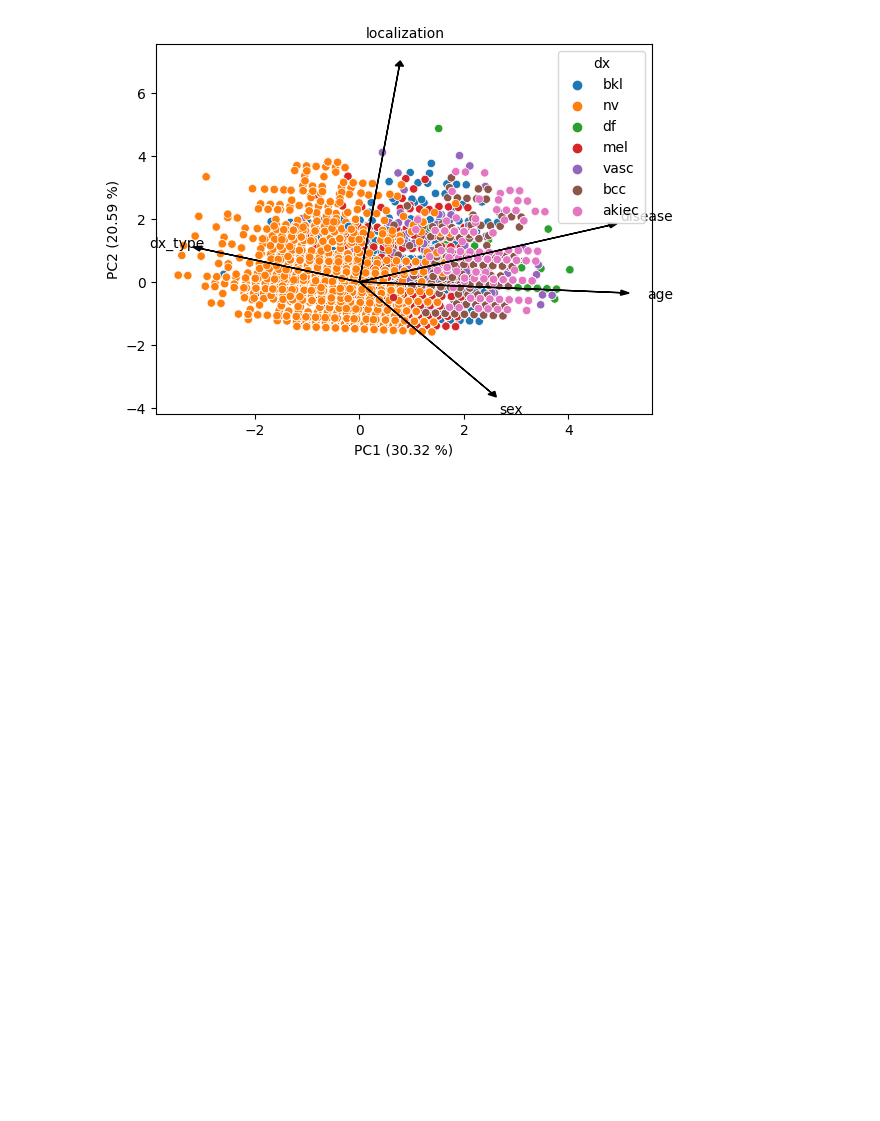
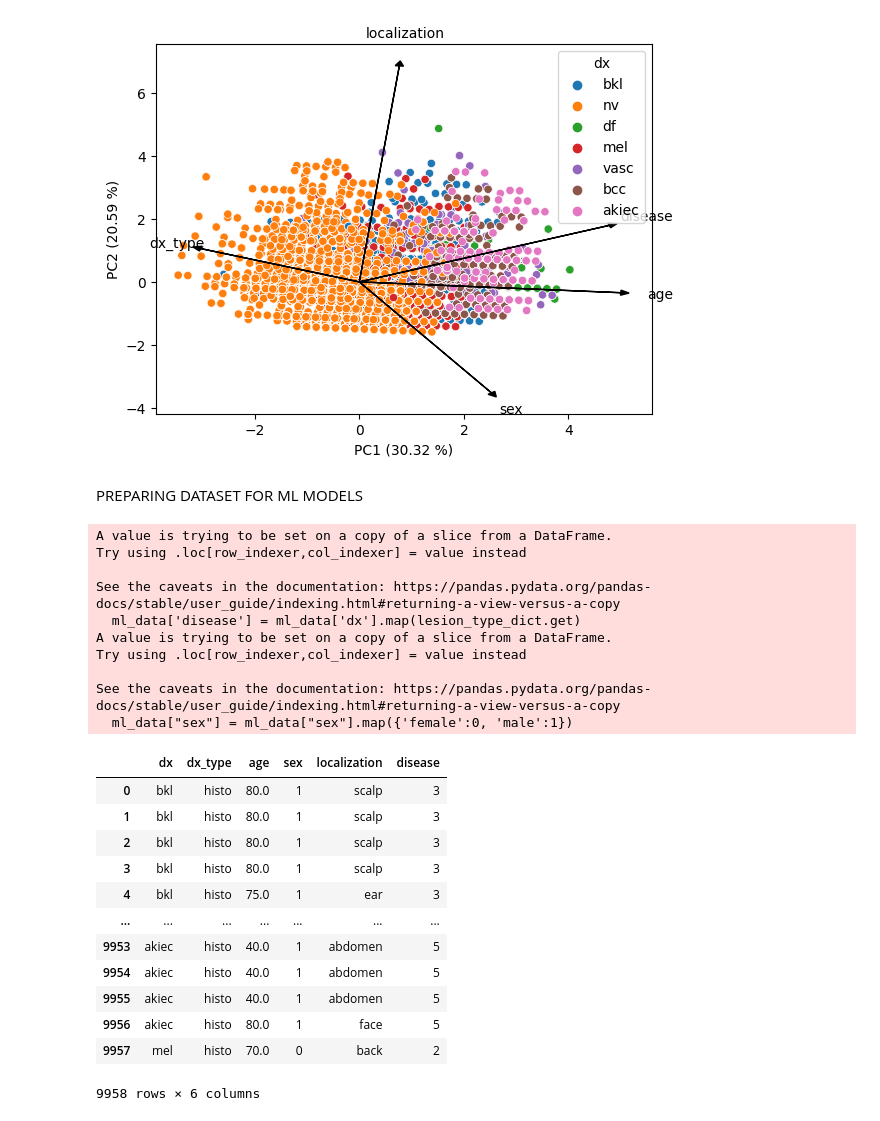
Before and after one commit to anmo1987/Final_project_Artefact, a Jupyter notebook: ImageAnalysis/Image_analysis.ipynb, the cells around one changed output. Cells and saved outputs as stored; diff of their text form; code cells hidden in the pictures; blank space fills up the shorter version.

Commit message:
ML models

```diff
--- a/ImageAnalysis/Image_analysis.ipynb
+++ b/ImageAnalysis/Image_analysis.ipynb
@@ -339,3 +340,37 @@ plt.savefig("PCA_with_loadings.png", dpi=200)
 plt.show()
 # %% [output]
 [figure]
+# %% [markdown]
+PREPARING DATASET FOR ML MODELS
+# %%
+##PREPARING DATASET
+ml_data = data_filt
+var_to_keep = ["dx", "dx_type", "age", "sex", "localization"]
+ml_data = ml_data[var_to_keep]
+ml_data['disease'] = ml_data['dx'].map(lesion_type_dict.get)
+ml_data["sex"] = ml_data["sex"].map({'female':0, 'male':1})
+ml_data
+# %% [output]
+A value is trying to be set on a copy of a slice from a DataFrame.
+Try using .loc[row_indexer,col_indexer] = value instead
+
+See the caveats in the documentation: https://pandas.pydata.org/pandas-docs/stable/user_guide/indexing.html#returning-a-view-versus-a-copy
+  ml_data['disease'] = ml_data['dx'].map(lesion_type_dict.get)
+A value is trying to be set on a copy of a slice from a DataFrame.
+Try using .loc[row_indexer,col_indexer] = value instead
+
+See the caveats in the documentation: https://pandas.pydata.org/pandas-docs/stable/user_guide/indexing.html#returning-a-view-versus-a-copy
+  ml_data["sex"] = ml_data["sex"].map({'female':0, 'male':1})
+|  | dx | dx_type | age | sex | localization | disease |
+| 0 | bkl | histo | 80.0 | 1 | scalp | 3 |
+| 1 | bkl | histo | 80.0 | 1 | scalp | 3 |
+| 2 | bkl | histo | 80.0 | 1 | scalp | 3 |
+| 3 | bkl | histo | 80.0 | 1 | scalp | 3 |
+| 4 | bkl | histo | 75.0 | 1 | ear | 3 |
+| ... | ... | ... | ... | ... | ... | ... |
+| 9953 | akiec | histo | 40.0 | 1 | abdomen | 5 |
+| 9954 | akiec | histo | 40.0 | 1 | abdomen | 5 |
+| 9955 | akiec | histo | 40.0 | 1 | abdomen | 5 |
+| 9956 | akiec | histo | 80.0 | 1 | face | 5 |
+| 9957 | mel | histo | 70.0 | 0 | back | 2 |
+9958 rows × 6 columns
```
Also changed, not shown: parts of 12 cells of this notebook, 3 other files.
